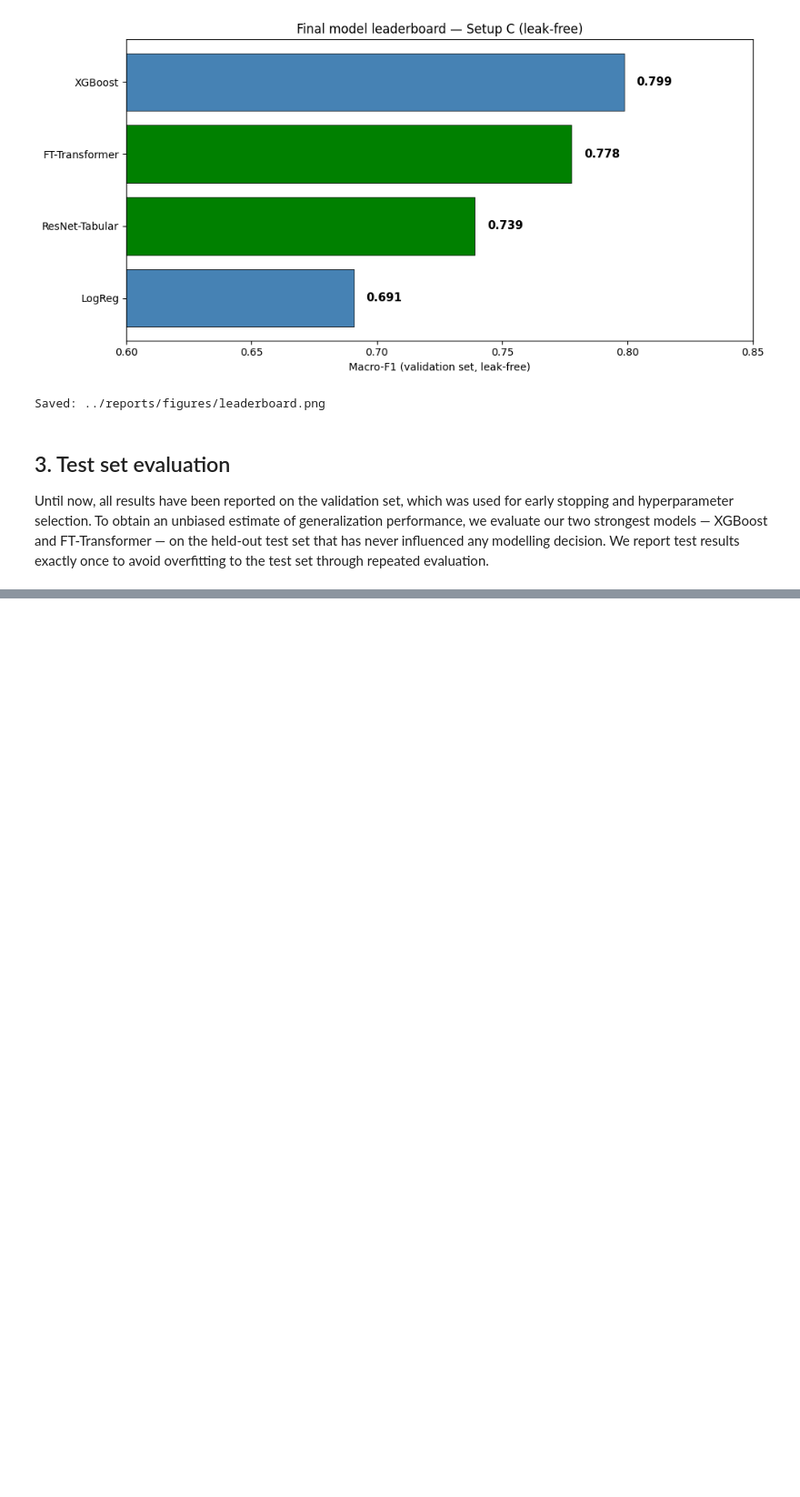
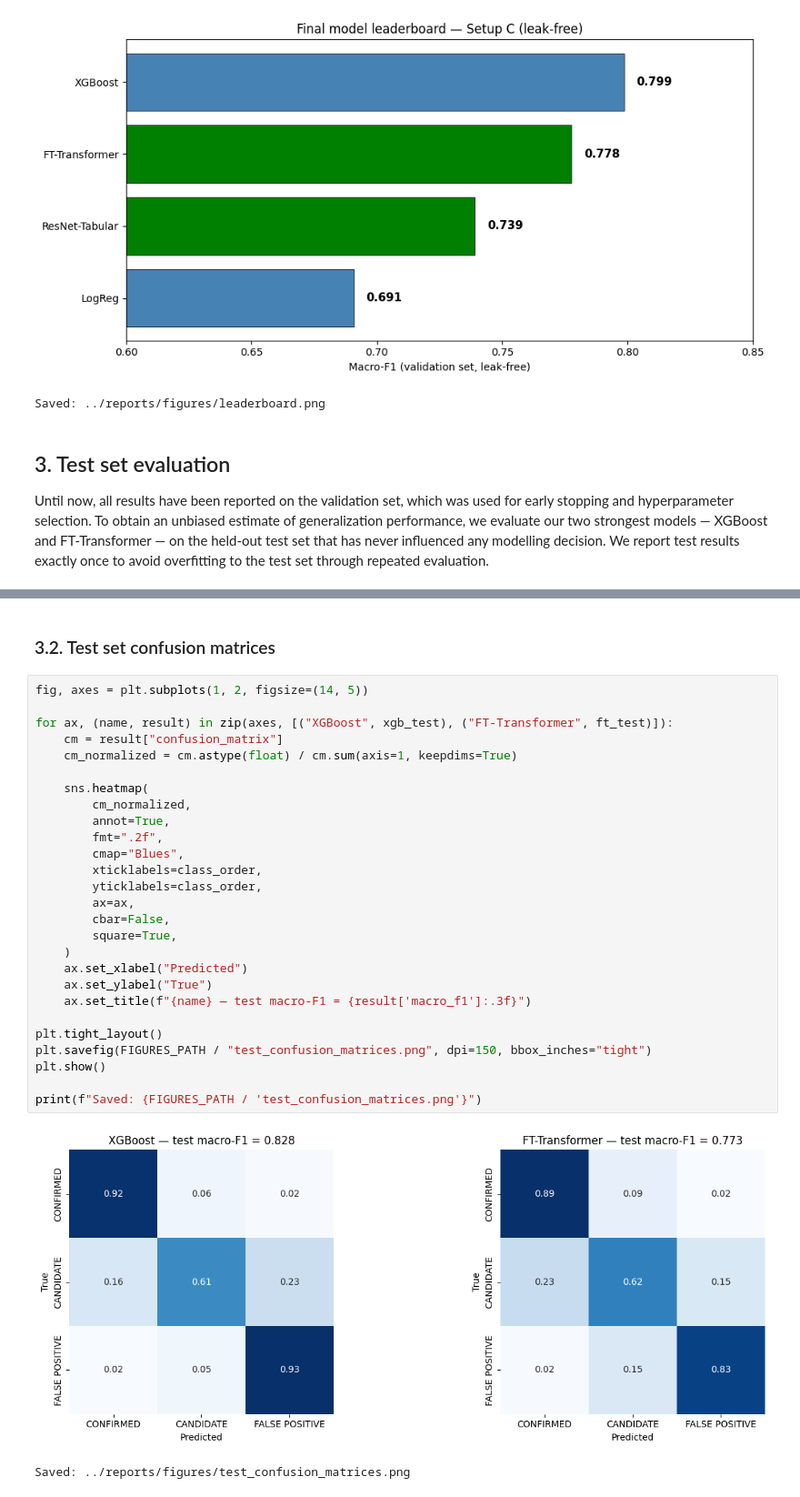
Before and after one commit to AhmedInv40/kepler-exoplanet-dl, a Jupyter notebook: notebooks/04_final_report.ipynb, the cells around one changed output, grey strips where cells are left out. Shown at 91% size. Cells and saved outputs as stored; diff of their text form; blank space fills up the shorter version.

Commit message:
test set valuation, interpretability(SHAP values)

```diff
--- a/notebooks/04_final_report.ipynb
+++ b/notebooks/04_final_report.ipynb
@@ -333,0 +372,32 @@ Until now, all results have been reported on the validation set, which was used
+# %% [markdown]
+### 3.2. Test set confusion matrices
+# %%
+fig, axes = plt.subplots(1, 2, figsize=(14, 5))
+
+for ax, (name, result) in zip(axes, [("XGBoost", xgb_test), ("FT-Transformer", ft_test)]):
+    cm = result["confusion_matrix"]
+    cm_normalized = cm.astype(float) / cm.sum(axis=1, keepdims=True)
+
+    sns.heatmap(
+        cm_normalized,
+        annot=True,
+        fmt=".2f",
+        cmap="Blues",
+        xticklabels=class_order,
+        yticklabels=class_order,
+        ax=ax,
+        cbar=False,
+        square=True,
+    )
+    ax.set_xlabel("Predicted")
+    ax.set_ylabel("True")
+    ax.set_title(f"{name} — test macro-F1 = {result['macro_f1']:.3f}")
+
+plt.tight_layout()
+plt.savefig(FIGURES_PATH / "test_confusion_matrices.png", dpi=150, bbox_inches="tight")
+plt.show()
+
+print(f"Saved: {FIGURES_PATH / 'test_confusion_matrices.png'}")
+# %% [output]
+[figure, added]
+Saved: ../reports/figures/test_confusion_matrices.png
```
Also changed, not shown: parts of 8 cells of this notebook.
